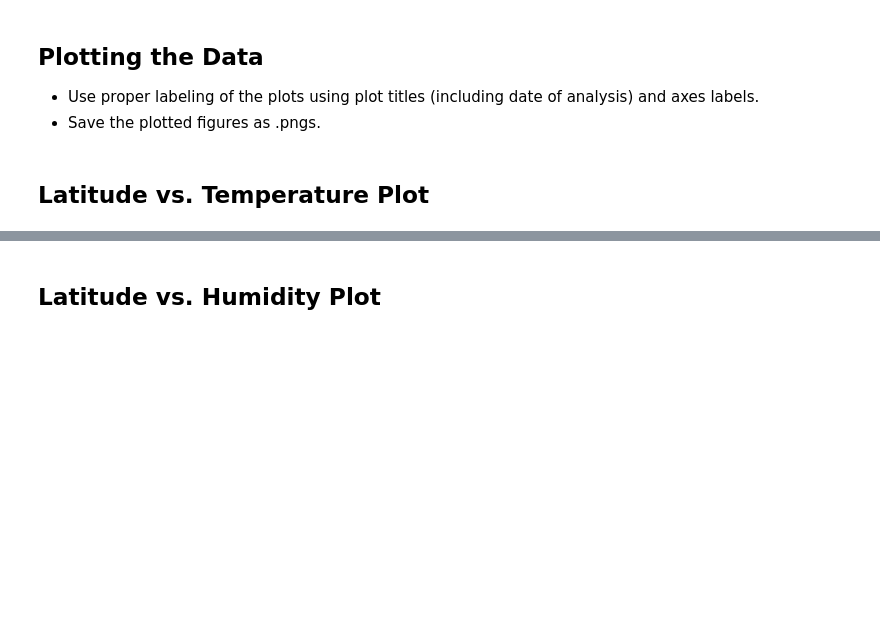
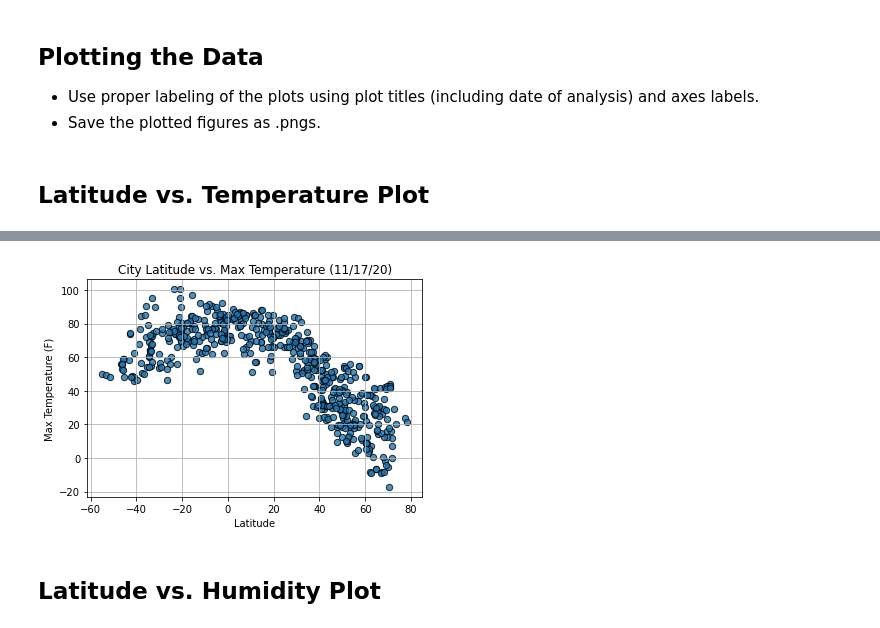
Before and after one commit to yuyhong23/python-api-challenge, a Jupyter notebook: weatherpy/WeatherPy-Copy1.ipynb, the cells around one changed output, grey strips where cells are left out. Drawn from its saved outputs; the diff is of its cells as text; code cells hidden in the pictures; blank space fills up the shorter version.

Commit message:
Created scatter plots and saved images as png.

```diff
--- a/weatherpy/WeatherPy-Copy1.ipynb
+++ b/weatherpy/WeatherPy-Copy1.ipynb
@@ -284,2 +288,12 @@ Int64Index([], dtype='int64')
+# %%
+lat_temp_plot = city_data.plot(kind="scatter", x="Lat", y="Max Temp",grid=True, figsize=(6,4), edgecolors = "black",
+                               s=40, alpha=0.8, title="City Latitude vs. Max Temperature (11/17/20)")
+lat_temp_plot.set_xlabel("Latitude")
+lat_temp_plot.set_ylabel("Max Temperature (F)")
+output_file = ("../output_data/latvstemp.png")
+plt.savefig(output_file)
+plt.show()
+# %% [output]
+[figure, added]
 # %% [markdown]
 ## Latitude vs. Humidity Plot
```
Also changed, not shown: parts of 13 cells of this notebook, 4 other files.
